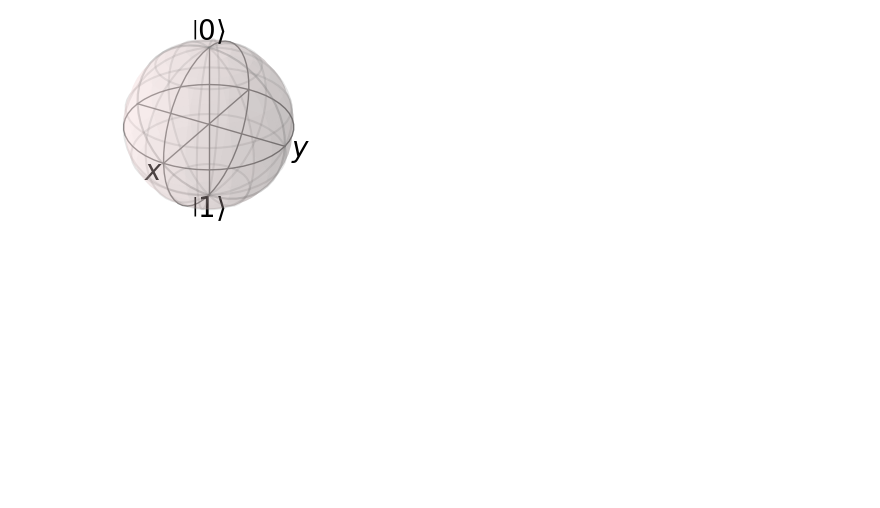
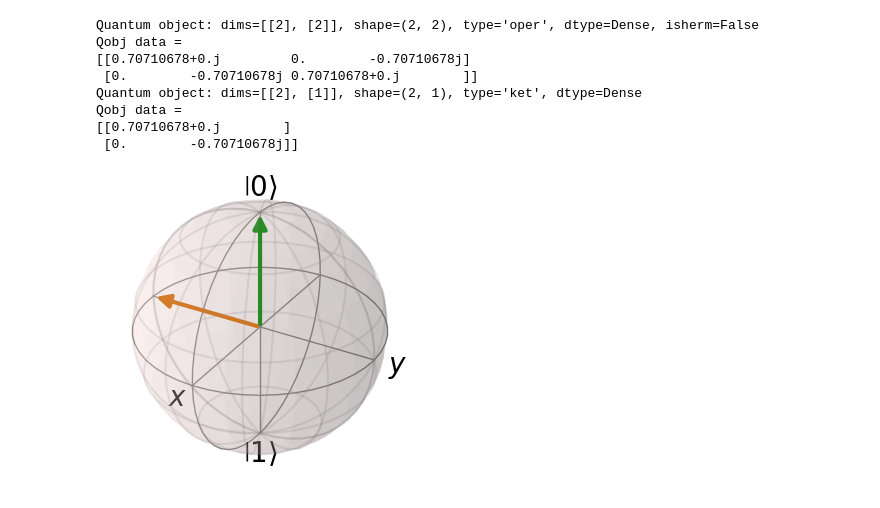
Before and after one commit to lolea-alexandru/travel-through-QML, a Jupyter notebook: anim/bloch_rot_anim.ipynb, the cells around one changed output. Saved outputs shown, nothing was run; the diff lists cells and outputs as text; code cells hidden in the pictures; blank space fills up the shorter version.

Commit message:
✨ Added rx rotation on the quantum state

```diff
--- a/anim/bloch_rot_anim.ipynb
+++ b/anim/bloch_rot_anim.ipynb
@@ -1,12 +1,37 @@
 # %%
 # ================= IMPORTS ================= #
 import matplotlib.pyplot as plt
-import numpy as nps
+import numpy as np
 import qutip as qt
+from qutip_qip.operations import rx
 
 # ================= CONFIG ================= #
-b = qt.Bloch(figsize=[2,2])
+b = qt.Bloch(figsize=[3,3])
+
+# define starting vector
+init_state = qt.basis(2, 0)
+b.add_states(init_state)
+
+qt
+# get rotated
+theta = np.pi / 2
+R_x = rx(theta)
+print(R_x)
+
+print(R_x * init_state)
+
+hopefully_rotated_state = R_x * init_state
+b.add_states(hopefully_rotated_state)
+
 b.render()
 b.show()
 # %% [output]
+Quantum object: dims=[[2], [2]], shape=(2, 2), type='oper', dtype=Dense, isherm=False
+Qobj data =
+[[0.70710678+0.j         0.        -0.70710678j]
+ [0.        -0.70710678j 0.70710678+0.j        ]]
+Quantum object: dims=[[2], [1]], shape=(2, 1), type='ket', dtype=Dense
+Qobj data =
+[[0.70710678+0.j        ]
+ [0.        -0.70710678j]]
-[figure, old version]
+[figure, new version]
```
